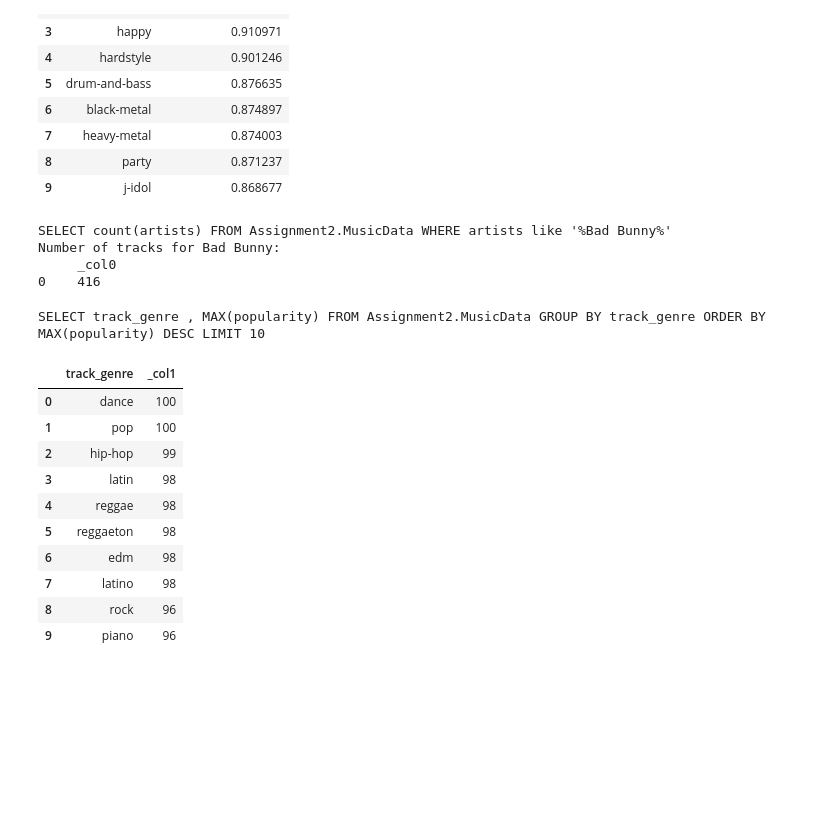
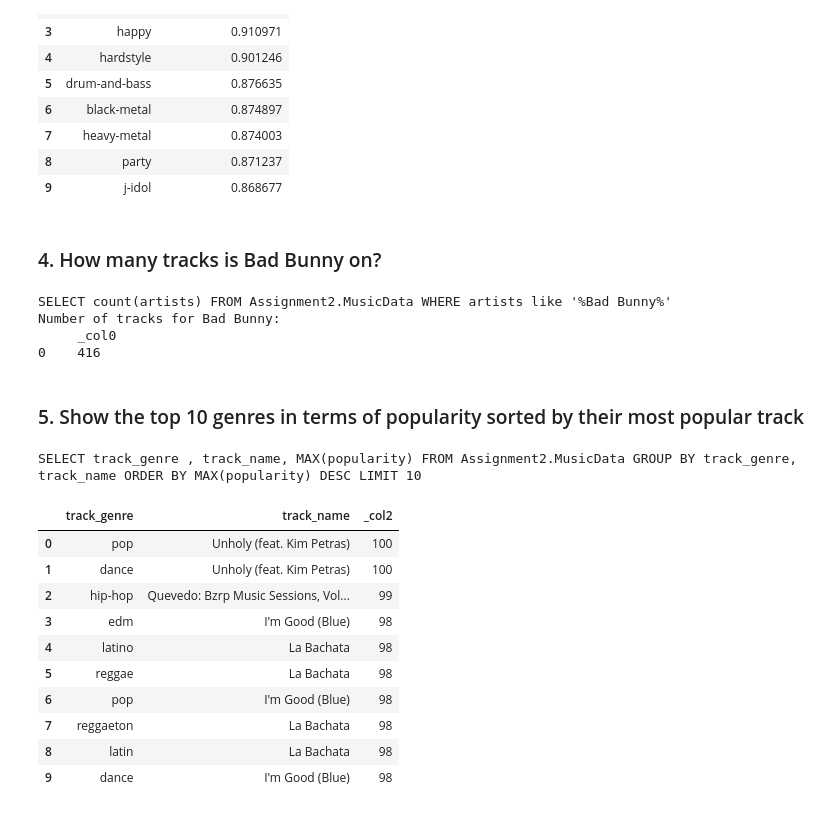
Before and after one commit to pkhanna2/MLOPSAssignments, a Jupyter notebook: PrachiKhanna_Assignment2.1.ipynb, the cells around one changed output. Saved outputs shown, nothing was run; the diff lists cells and outputs as text; code cells hidden in the pictures; blank space fills up the shorter version.

```diff
--- a/PrachiKhanna_Assignment2.1.ipynb
+++ b/PrachiKhanna_Assignment2.1.ipynb
@@ -396,3 +393,5 @@ SELECT track_genre, AVG(CAST(energy AS DOUBLE)) as top_energetic_genre FROM Assi
+# %% [markdown]
+### 4. How many tracks is Bad Bunny on?
 # %%
 statement = """SELECT count(artists) FROM {}.{} WHERE artists like '%Bad Bunny%' """.format(
     database_name, table_name
@@ -411,20 +408,22 @@ Number of tracks for Bad Bunny:
+# %% [markdown]
+### 5. Show the top 10 genres in terms of popularity sorted by their most popular track
 # %%
-statement = """SELECT track_genre , MAX(popularity) FROM {}.{} GROUP BY track_genre ORDER BY MAX(popularity) DESC LIMIT 10 """.format(
+statement = """SELECT track_genre , track_name, MAX(popularity) FROM {}.{} GROUP BY track_genre, track_name ORDER BY MAX(popularity) DESC LIMIT 10 """.format(
     database_name, table_name
 )
 print(statement)
 df = pd.read_sql(statement, conn)
 df.head(10)
 # %% [output]
-SELECT track_genre , MAX(popularity) FROM Assignment2.MusicData GROUP BY track_genre ORDER BY MAX(popularity) DESC LIMIT 10
+SELECT track_genre , track_name, MAX(popularity) FROM Assignment2.MusicData GROUP BY track_genre, track_name ORDER BY MAX(popularity) DESC LIMIT 10
-|  | track_genre | _col1 |
-| 0 | dance | 100 |
-| 1 | pop | 100 |
-| 2 | hip-hop | 99 |
-| 3 | latin | 98 |
-| 4 | reggae | 98 |
-| 5 | reggaeton | 98 |
-| 6 | edm | 98 |
-| 7 | latino | 98 |
-| 8 | rock | 96 |
-| 9 | piano | 96 |
+|  | track_genre | track_name | _col2 |
+| 0 | pop | Unholy (feat. Kim Petras) | 100 |
+| 1 | dance | Unholy (feat. Kim Petras) | 100 |
+| 2 | hip-hop | Quevedo: Bzrp Music Sessions, Vol... | 99 |
+| 3 | edm | I'm Good (Blue) | 98 |
+| 4 | latino | La Bachata | 98 |
+| 5 | reggae | La Bachata | 98 |
+| 6 | pop | I'm Good (Blue) | 98 |
+| 7 | reggaeton | La Bachata | 98 |
+| 8 | latin | La Bachata | 98 |
+| 9 | dance | I'm Good (Blue) | 98 |
```
Also changed, not shown: parts of 33 cells of this notebook, 1 other file.
